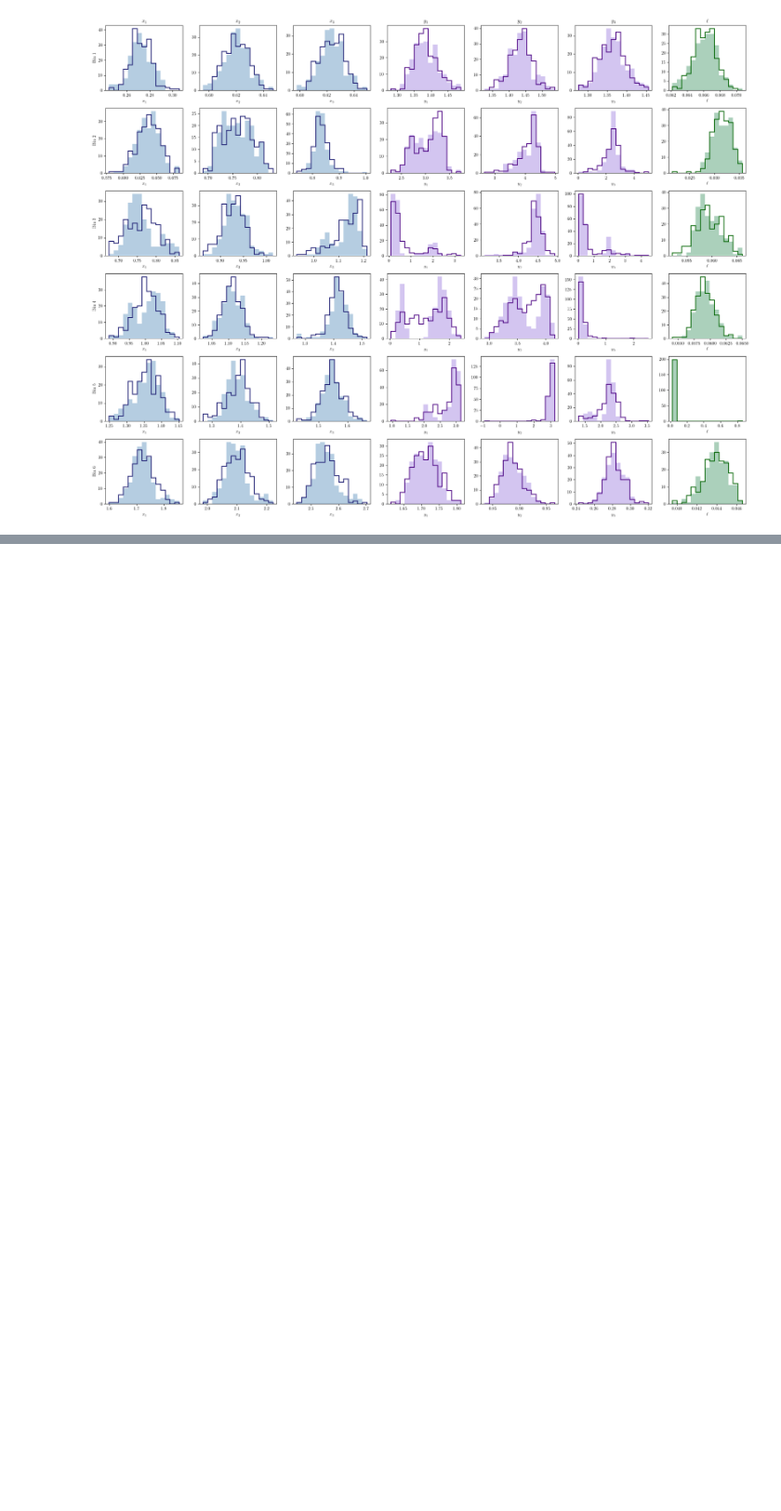
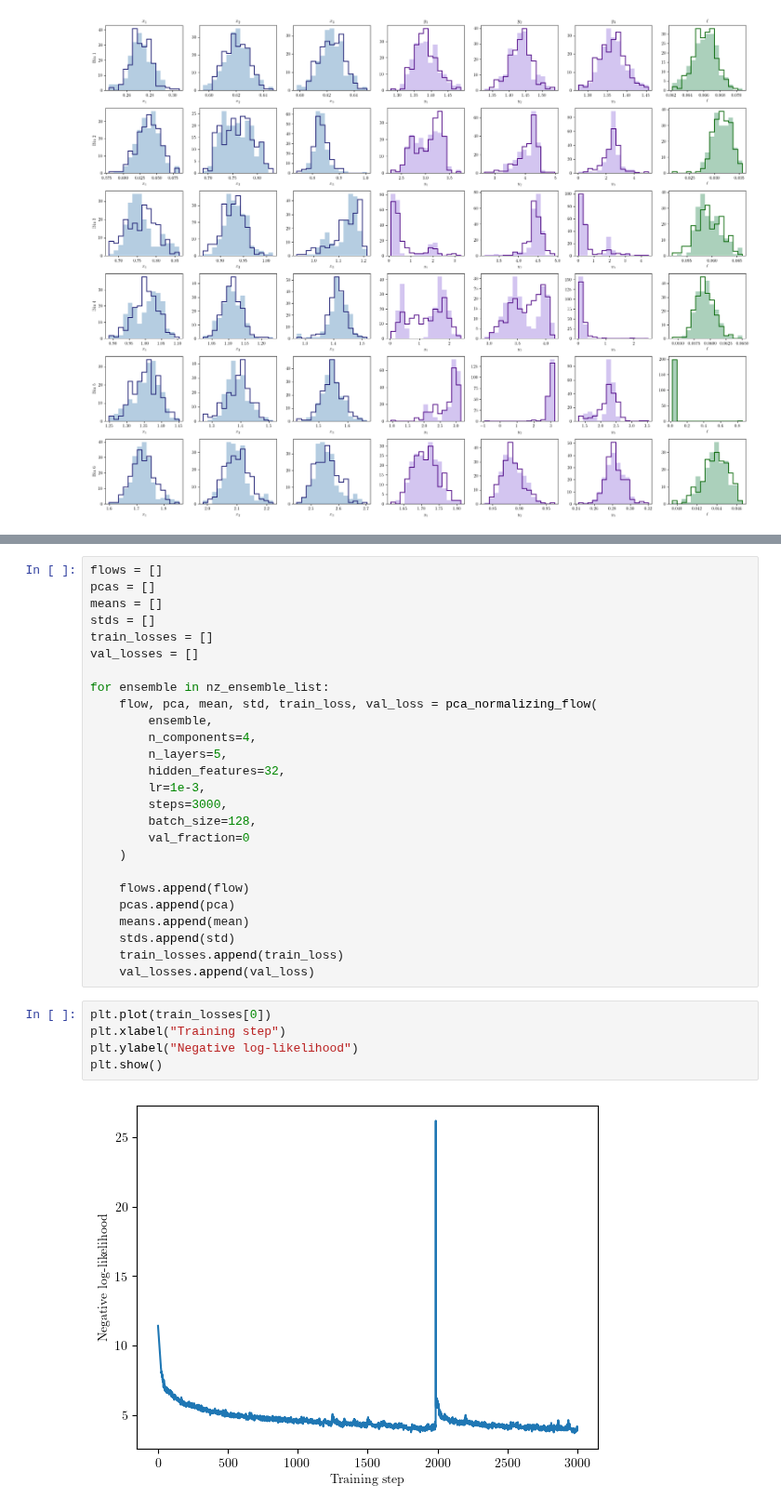
Before and after one commit to jipdebuck/binz, a Jupyter notebook: notebooks/norm_flow.ipynb, the cells around one changed output, grey strips where cells are left out. Shown at 93% size. Saved outputs shown, nothing was run; the diff lists cells and outputs as text; blank space fills up the shorter version.

```diff
--- a/notebooks/norm_flow.ipynb
+++ b/notebooks/norm_flow.ipynb
@@ -826,0 +1065,33 @@ plt.savefig('/home/jipdebuck/plots_flow/distributions_2.pdf', bbox_inches='tight
+# %%
+flows = []
+pcas = []
+means = []
+stds = []
+train_losses = []
+val_losses = []
+
+for ensemble in nz_ensemble_list:
+    flow, pca, mean, std, train_loss, val_loss = pca_normalizing_flow(
+        ensemble,
+        n_components=4,
+        n_layers=5,
+        hidden_features=32,
+        lr=1e-3,
+        steps=3000,
+        batch_size=128,
+        val_fraction=0
+    )
+
+    flows.append(flow)
+    pcas.append(pca)
+    means.append(mean)
+    stds.append(std)
+    train_losses.append(train_loss)
+    val_losses.append(val_loss)
+# %%
+plt.plot(train_losses[0])
+plt.xlabel("Training step")
+plt.ylabel("Negative log-likelihood")
+plt.show()
+# %% [output]
+[figure, added]
```
Also changed, not shown: parts of 13 cells of this notebook.
